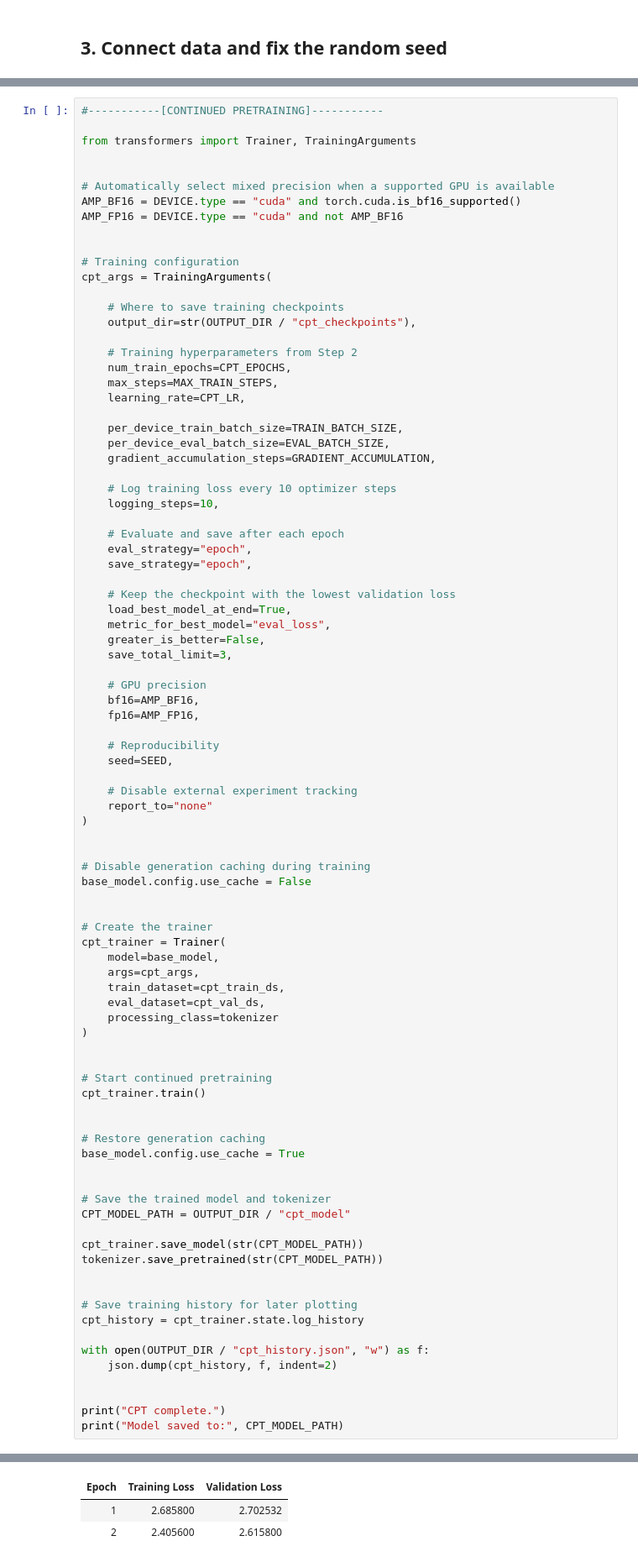
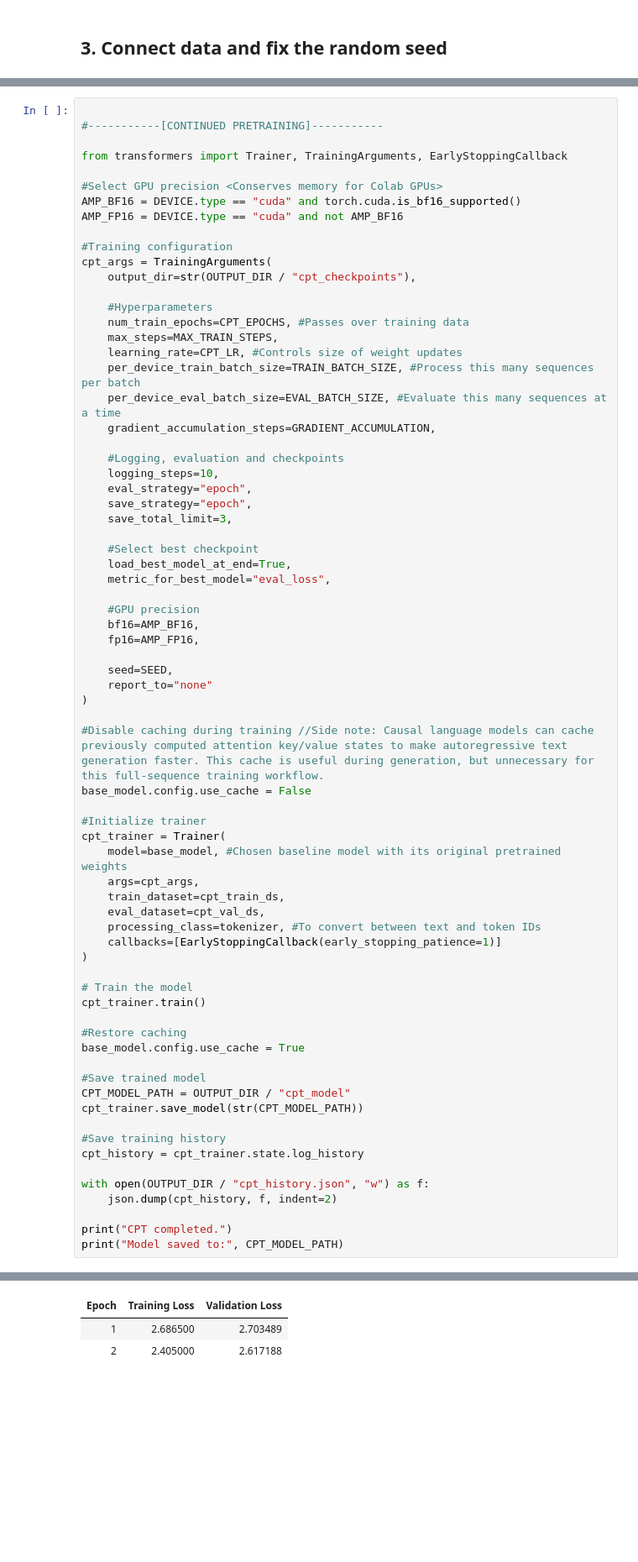
Before and after one commit to Sulieman25/Jordanian-PC-Builder---DS493, a Jupyter notebook: PC-Builder.ipynb, the cells around one changed output, grey strips where cells are left out. Shown at 84% size. Saved outputs shown, nothing was run; the diff lists cells and outputs as text; blank space fills up the shorter version.

Commit message:
Preprocessing, Continued Pretraining, and prep for SFT.

```diff
--- a/PC-Builder.ipynb
+++ b/PC-Builder.ipynb
@@ -780,91 +666,73 @@ Uses the course's suggested learning rate, 512-token blocks, document-held-out v
 # %%
+
 #-----------[CONTINUED PRETRAINING]-----------
 
-from transformers import Trainer, TrainingArguments
+from transformers import Trainer, TrainingArguments, EarlyStoppingCallback
 
-
-# Automatically select mixed precision when a supported GPU is available
+#Select GPU precision <Conserves memory for Colab GPUs>
 AMP_BF16 = DEVICE.type == "cuda" and torch.cuda.is_bf16_supported()
 AMP_FP16 = DEVICE.type == "cuda" and not AMP_BF16
 
-
-# Training configuration
+#Training configuration
 cpt_args = TrainingArguments(
-
-    # Where to save training checkpoints
     output_dir=str(OUTPUT_DIR / "cpt_checkpoints"),
 
-    # Training hyperparameters from Step 2
-    num_train_epochs=CPT_EPOCHS,
+    #Hyperparameters
+    num_train_epochs=CPT_EPOCHS, #Passes over training data
     max_steps=MAX_TRAIN_STEPS,
-    learning_rate=CPT_LR,
-
-    per_device_train_batch_size=TRAIN_BATCH_SIZE,
-    per_device_eval_batch_size=EVAL_BATCH_SIZE,
+    learning_rate=CPT_LR, #Controls size of weight updates
+    per_device_train_batch_size=TRAIN_BATCH_SIZE, #Process this many sequences per batch
+    per_device_eval_batch_size=EVAL_BATCH_SIZE, #Evaluate this many sequences at a time
     gradient_accumulation_steps=GRADIENT_ACCUMULATION,
 
-    # Log training loss every 10 optimizer steps
+    #Logging, evaluation and checkpoints
     logging_steps=10,
-
-    # Evaluate and save after each epoch
     eval_strategy="epoch",
     save_strategy="epoch",
+    save_total_limit=3,
 
-    # Keep the checkpoint with the lowest validation loss
+    #Select best checkpoint
     load_best_model_at_end=True,
     metric_for_best_model="eval_loss",
-    greater_is_better=False,
-    save_total_limit=3,
 
-    # GPU precision
+    #GPU precision
     bf16=AMP_BF16,
     fp16=AMP_FP16,
 
-    # Reproducibility
     seed=SEED,
-
-    # Disable external experiment tracking
     report_to="none"
 )
 
-
-# Disable generation caching during training
+#Disable caching during training //Side note: Causal language models can cache previously computed attention key/value states to make autoregressive text generation faster. This cache is useful during generation, but unnecessary for this full-sequence training workflow.
 base_model.config.use_cache = False
 
-
-# Create the trainer
+#Initialize trainer
 cpt_trainer = Trainer(
-    model=base_model,
+    model=base_model, #Chosen baseline model with its original pretrained weights
     args=cpt_args,
     train_dataset=cpt_train_ds,
     eval_dataset=cpt_val_ds,
-    processing_class=tokenizer
+    processing_class=tokenizer, #To convert between text and token IDs
+    callbacks=[EarlyStoppingCallback(early_stopping_patience=1)]
 )
 
-
-# Start continued pretraining
+# Train the model
 cpt_trainer.train()
 
-
-# Restore generation caching
+#Restore caching
 base_model.config.use_cache = True
 
+#Save trained model
+CPT_MODEL_PATH = OUTPUT_DIR / "cpt_model"
+cpt_trainer.save_model(str(CPT_MODEL_PATH))
 
-# Save the trained model and tokenizer
-CPT_MODEL_PATH = OUTPUT_DIR / "cpt_model"
-
-cpt_trainer.save_model(str(CPT_MODEL_PATH))
-tokenizer.save_pretrained(str(CPT_MODEL_PATH))
-
-
-# Save training history for later plotting
+#Save training history
 cpt_history = cpt_trainer.state.log_history
 
 with open(OUTPUT_DIR / "cpt_history.json", "w") as f:
     json.dump(cpt_history, f, indent=2)
 
-
-print("CPT complete.")
+print("CPT completed.")
 print("Model saved to:", CPT_MODEL_PATH)
 # %% [output]
 The tokenizer has new PAD/BOS/EOS tokens that differ from the model config and generation config. The model config and generation config were aligned accordingly, being updated with the tokenizer's va ...
@@ -872,4 +740,4 @@ The tokenizer has new PAD/BOS/EOS tokens that differ from the model config and g
 | Epoch | Training Loss | Validation Loss |
-| 1 | 2.685800 | 2.702532 |
-| 2 | 2.405600 | 2.615800 |
+| 1 | 2.686500 | 2.703489 |
+| 2 | 2.405000 | 2.617188 |
 There were missing keys in the checkpoint model loaded: ['lm_head.weight'].
```
Also changed, not shown: parts of 48 cells of this notebook.
